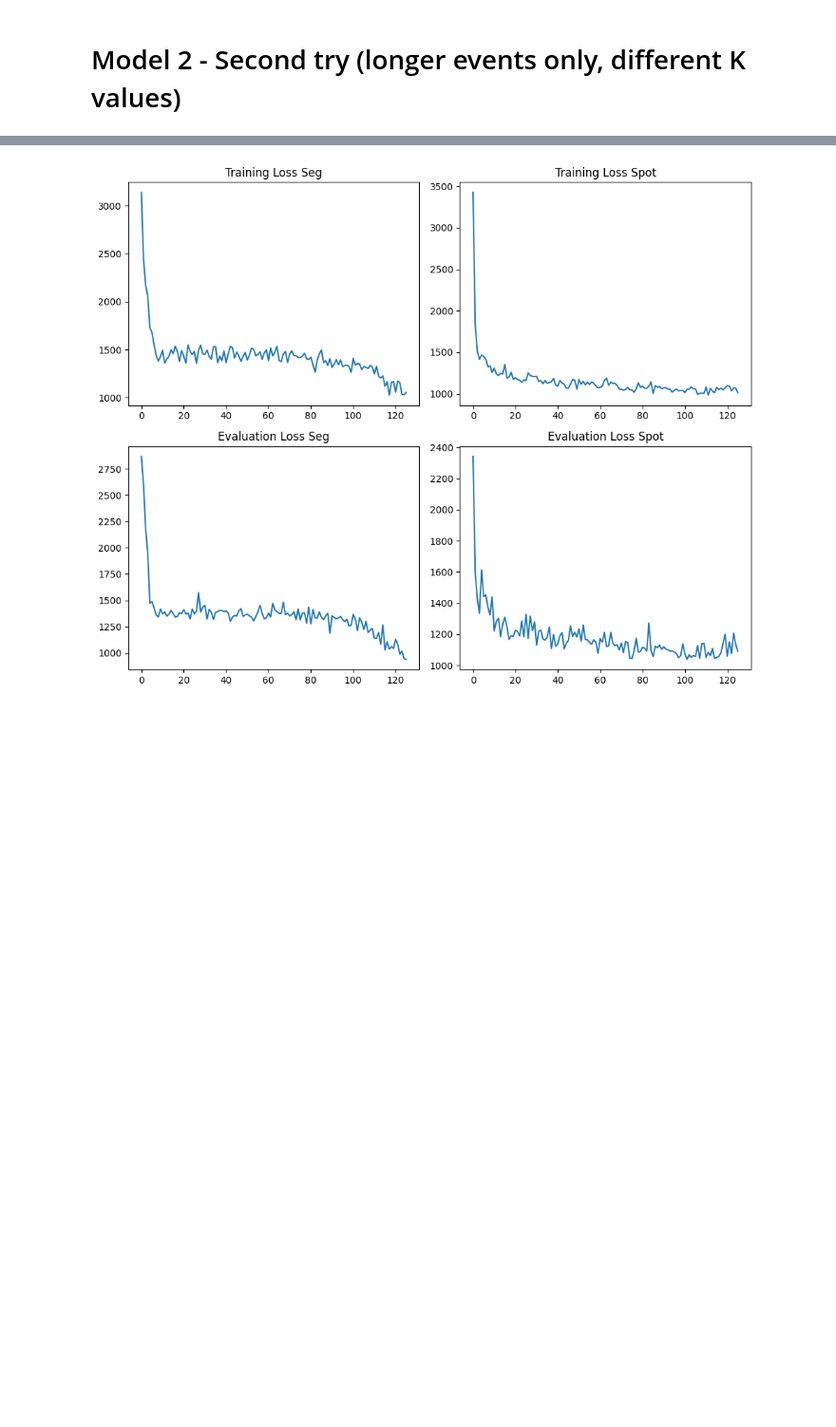
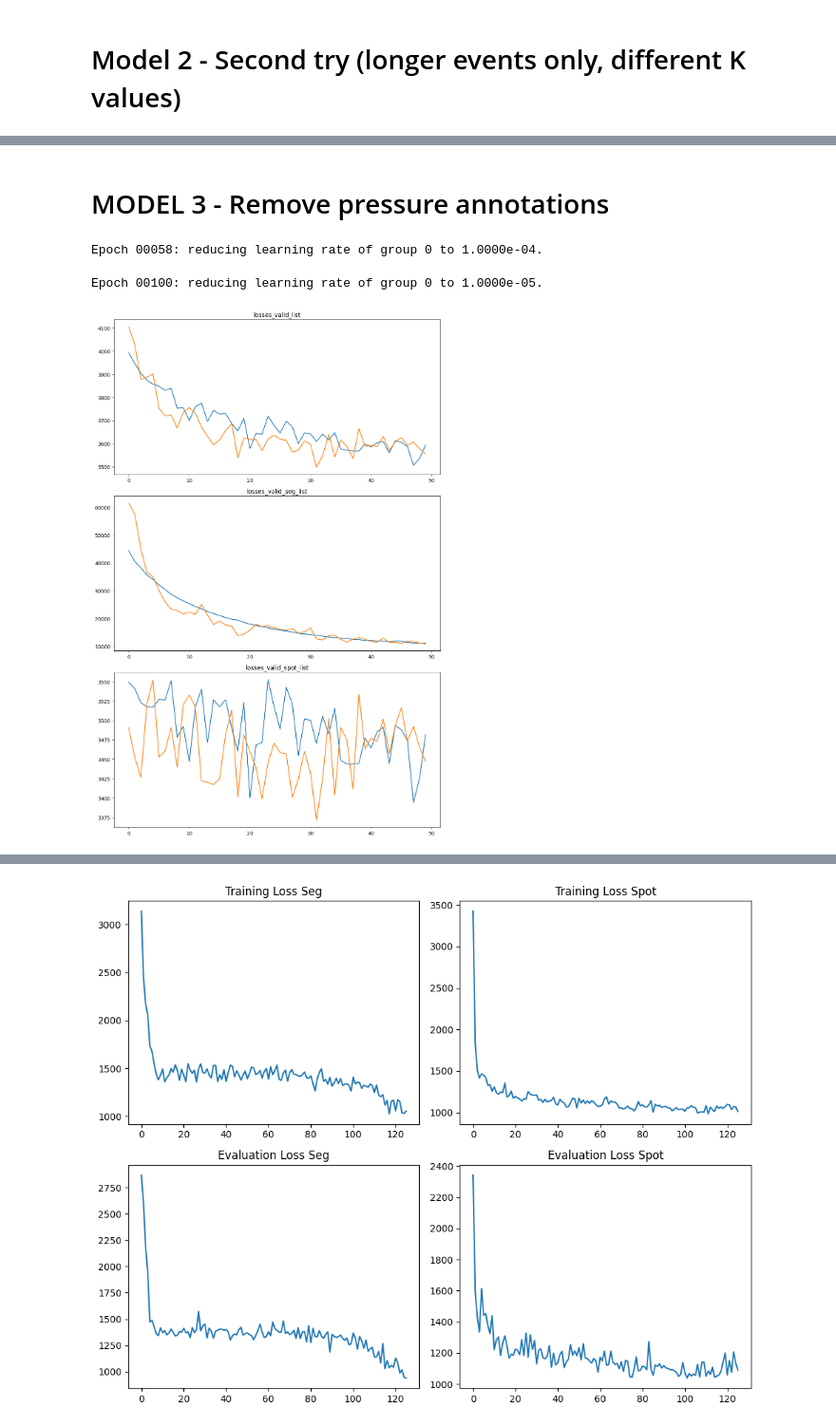
Before and after one commit to Ziolo1999/GNNsFootballEventSpotting, a Jupyter notebook: Code/training.ipynb, the cells around one changed output, grey strips where cells are left out. Shown at 95% size. Drawn from its saved outputs; the diff is of its cells as text; code cells hidden in the pictures; blank space fills up the shorter version.

Commit message:
Segmentation analysis

```diff
--- a/Code/training.ipynb
+++ b/Code/training.ipynb
@@ -215,0 +255,2 @@ with open('results/detector2_results.pkl', 'wb') as file:
+# %% [markdown]
+# MODEL 3 - Remove pressure annotations
@@ -215,0 +285,32 @@ with open('results/detector2_results.pkl', 'wb') as file:
+# %%
+args = Args
+collate_fn = collateGCN
+
+train_dataset = CALFData(split="train", args=args)
+validation_dataset = CALFData(split="validate", args=args)
+
+train_loader = torch.utils.data.DataLoader(train_dataset,
+            batch_size=args.batch_size, shuffle=True, collate_fn=collate_fn)
+
+validate_loader = torch.utils.data.DataLoader(validation_dataset,
+            batch_size=args.batch_size, shuffle=True, collate_fn=collate_fn)
+
+# labels, targets, representations = next(iter(train_loader))
+
+model = ContextAwareModel(num_classes=args.annotation_nr, args=args)
+criterion_segmentation = ContextAwareLoss(K=train_dataset.K_parameters)
+criterion_spotting = SpottingLoss(lambda_coord=args.lambda_coord, lambda_noobj=args.lambda_noobj)
+optimizer = torch.optim.Adam(model.parameters(), lr=args.LR,
+                            betas=(0.9, 0.999), eps=1e-07,
+                            weight_decay=0, amsgrad=False)
+scheduler = torch.optim.lr_scheduler.ReduceLROnPlateau(optimizer, 'min', verbose=True, patience=args.patience)
+
+losses = trainer(train_loader, validate_loader,
+                    model, optimizer, scheduler,
+                    [criterion_segmentation, criterion_spotting],
+                    [args.loss_weight_segmentation, args.loss_weight_detection],
+                    model_name=args.model_name,
+                    max_epochs=args.max_epochs, evaluation_frequency=args.evaluation_frequency)
+# %% [output]
+Epoch 00058: reducing learning rate of group 0 to 1.0000e-04.
+Epoch 00100: reducing learning rate of group 0 to 1.0000e-05.
@@ -215,0 +322,23 @@ with open('results/detector2_results.pkl', 'wb') as file:
+# %%
+fig, axes = plt.subplots(nrows=3, ncols=1, figsize=(10, 15))
+loss_pairs = [
+    ('losses_train_list', 'losses_valid_list'),
+    ('losses_train_seg_list', 'losses_valid_seg_list'),
+    ('losses_train_spot_list', 'losses_valid_spot_list')
+    ]
+# Loop through each subplot
+for i, ax in enumerate(axes.flatten()):
+    # Read files
+    # Plot the corresponding data
+    loss_pair = loss_pairs[i]
+    for loss in loss_pair:
+        ax.plot(losses.__dict__[loss])
+        ax.set_title(loss)
+
+# Adjust layout for better spacing
+plt.tight_layout()
+
+# Show the plots
+plt.show()
+# %% [output]
+[figure, added]
```
Also changed, not shown: parts of 38 cells of this notebook, 31 other files.
